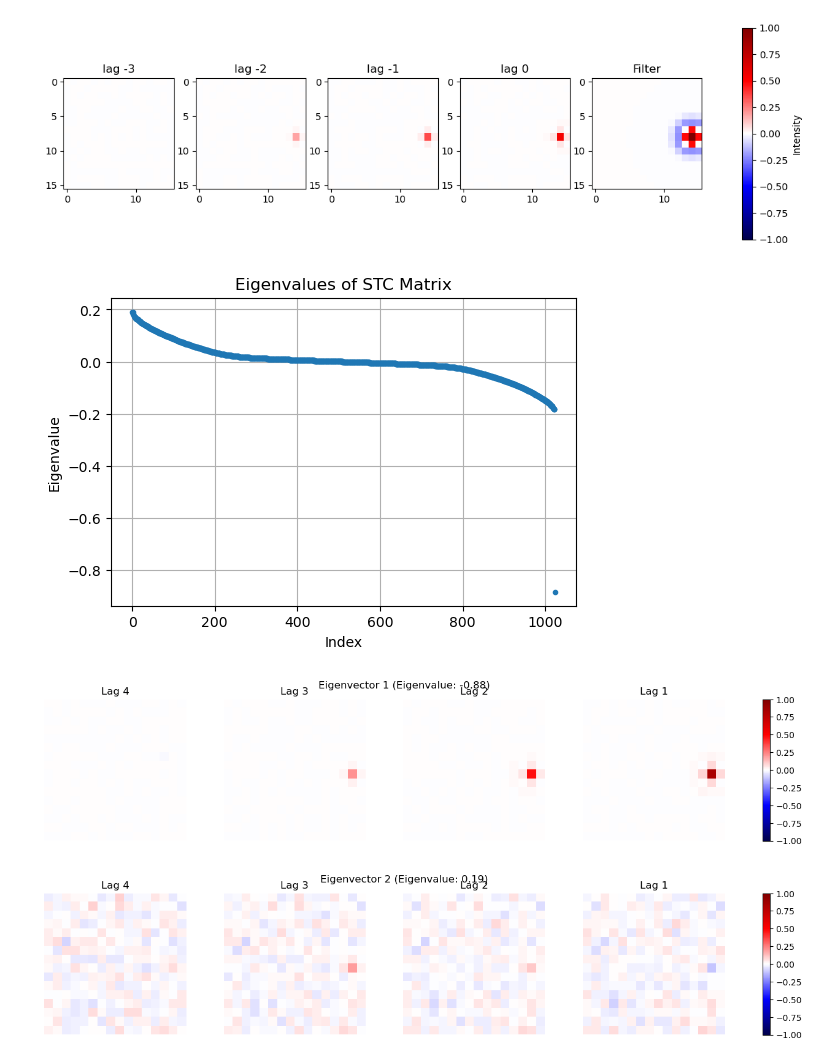
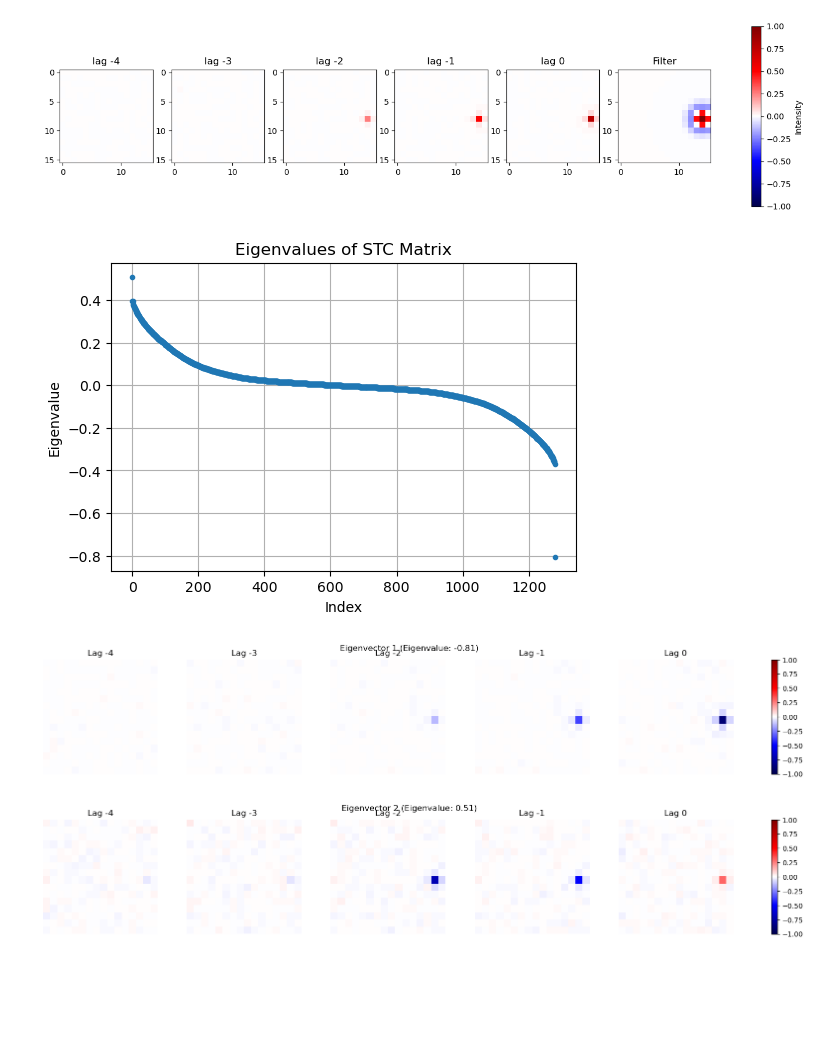
Before and after one commit to fschwar4/sta_analysis, a Jupyter notebook: example_scripts/sta.ipynb, the cells around one changed output. Saved outputs shown, nothing was run; the diff lists cells and outputs as text; code cells hidden in the pictures; blank space fills up the shorter version.

```diff
--- a/example_scripts/sta.ipynb
+++ b/example_scripts/sta.ipynb
@@ -57,13 +57,13 @@ gauss.plot_eigenvecs_stc()
 # %%
 ricker = RFAnalysis(ricker_stimulus, ricker_spike_train, ricker_filter)
-ricker.calc_stc_full_3d()
+ricker.calc_stc_full()
 ricker.plot_sta_lags()
 
 eigenvalues, eigenvectors = ricker.eigen_results
 ricker.plot_eigenvals_stc()
 ricker.plot_eigenvecs_stc()
 # %% [output]
-[figure, old version]
+[figure, new version]
-[figure, old version]
+[figure, new version]
-[figure, old version]
+[figure, new version]
-[figure, old version]
+[figure, new version]
```
Also changed, not shown: parts of 3 cells of this notebook, 2 other files.
